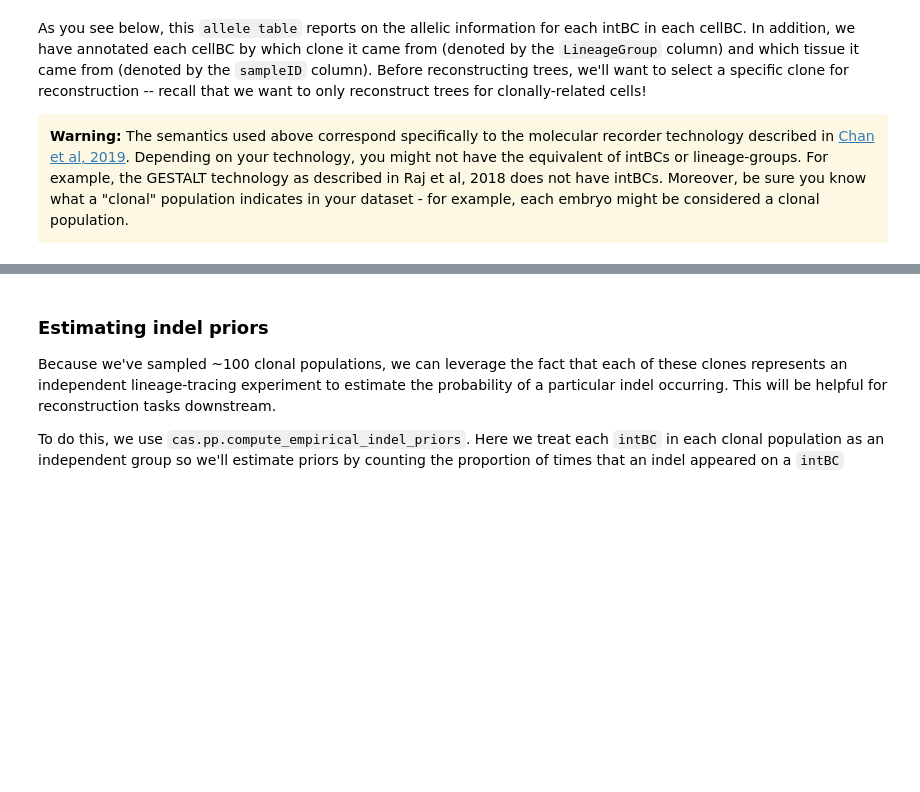
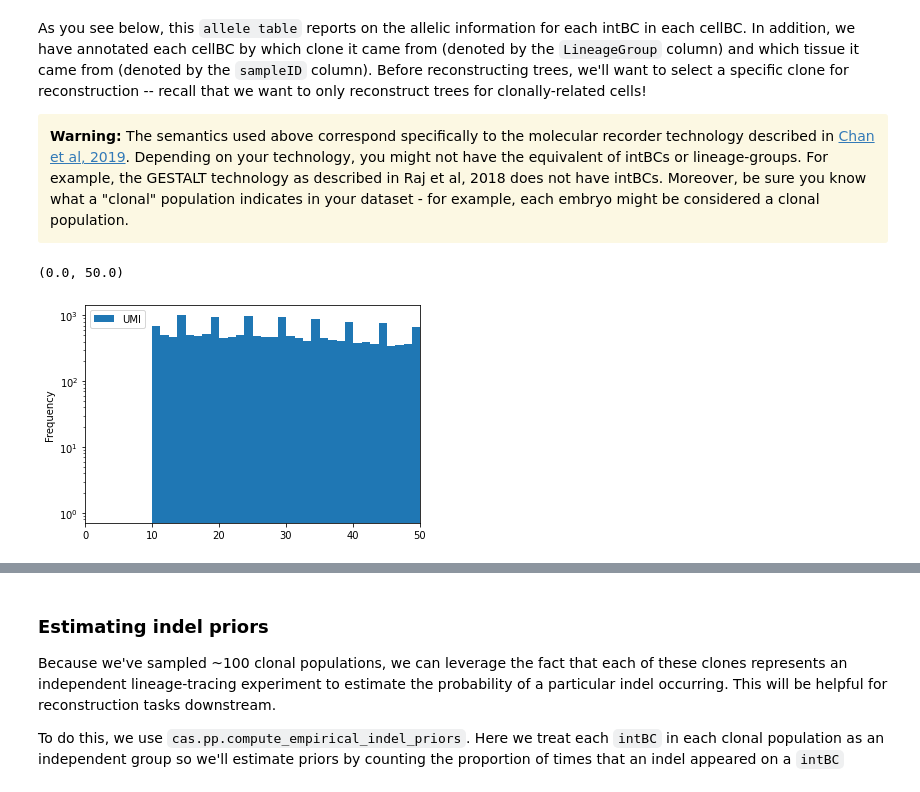
Before and after one commit to YosefLab/Cassiopeia, a Jupyter notebook: notebooks/reconstruct.ipynb, the cells around one changed output, grey strips where cells are left out. Cells and saved outputs as stored; diff of their text form; code cells hidden in the pictures; blank space fills up the shorter version.

```diff
--- a/notebooks/reconstruct.ipynb
+++ b/notebooks/reconstruct.ipynb
@@ -26,6 +26,15 @@ As you see below, this `allele table` reports on the allelic information for eac
 <div class="alert alert-block alert-warning" style="color:black;">
 <b>Warning:</b> The semantics used above correspond specifically to the molecular recorder technology described in <a href="https://www.nature.com/articles/s41586-019-1184-5">Chan et al, 2019</a>. Depending on your technology, you might not have the equivalent of intBCs or lineage-groups. For example, the GESTALT technology as described in <a href url="https://www.nature.com/articles/nbt.4103">Raj et al, 2018</a> does not have intBCs. Moreover, be sure you know what a "clonal" population indicates in your dataset - for example, each embryo might be considered a clonal population.
 </div>
+# %%
+import matplotlib.pyplot as plt
+
+allele_table.groupby('cellBC').agg({"UMI": "sum"}).plot(kind='hist', bins=1000)
+plt.yscale('log')
+plt.xlim(0, 50)
+# %% [output]
+(0.0, 50.0)
+[figure, added]
 # %%
 allele_table.head(5)
 # %% [output]
```
Also changed, not shown: 1 other file.
